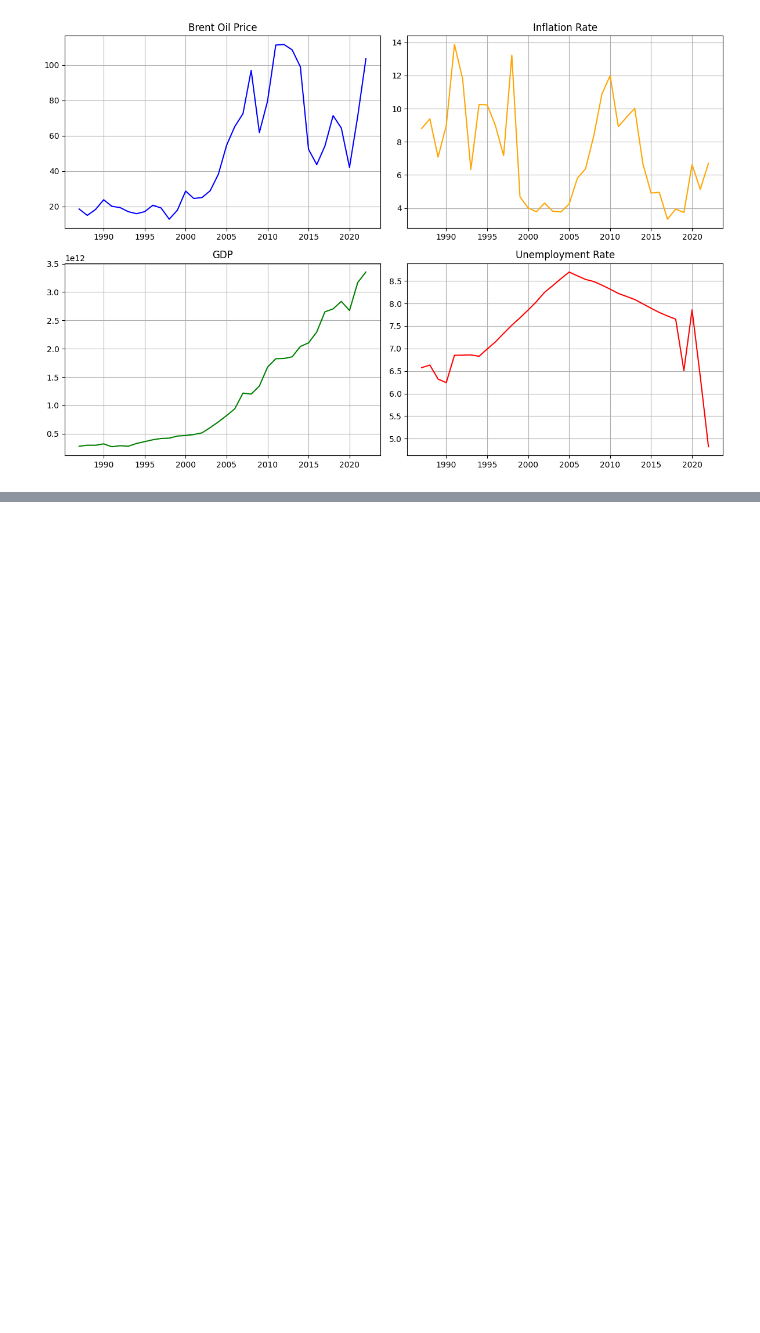
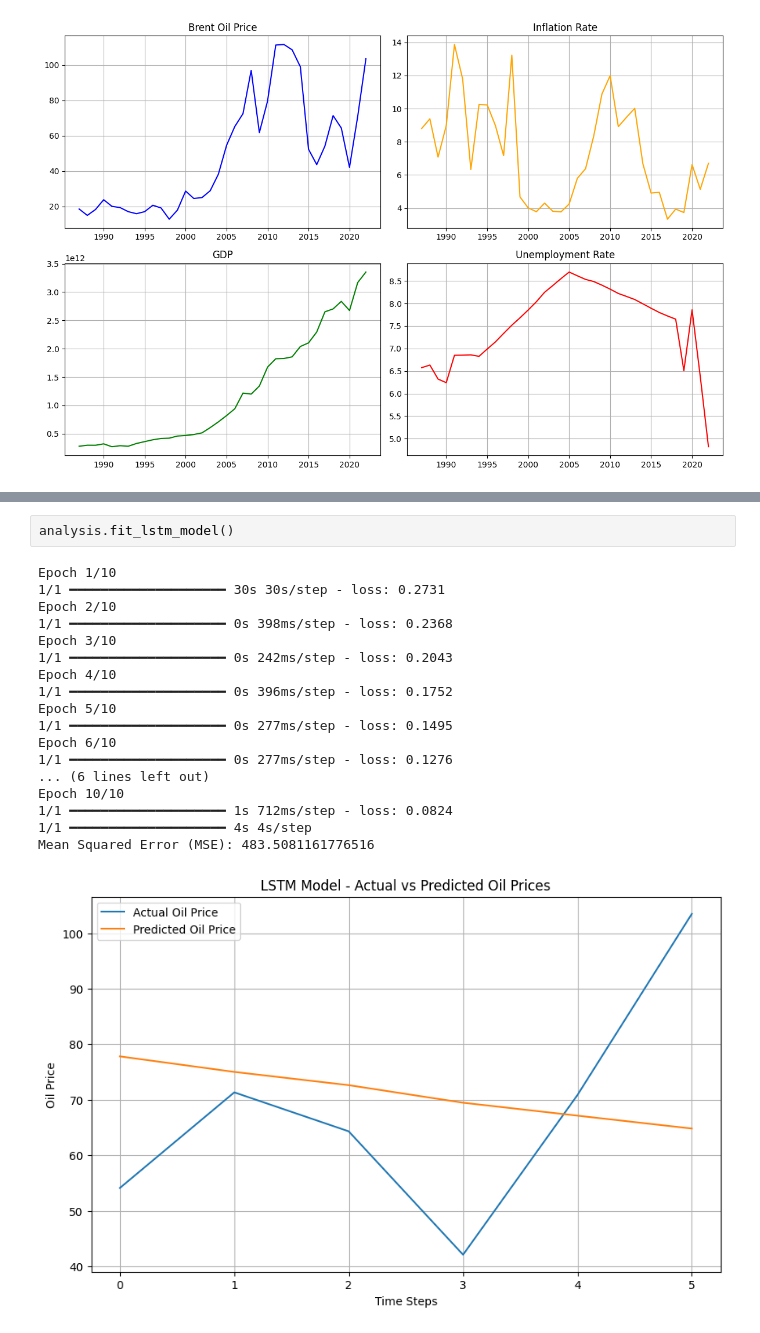
Before and after one commit to Endekalu777/OilMarketInsights, a Jupyter notebook: notebooks/India_analysis.ipynb, the cells around one changed output, grey strips where cells are left out. Saved outputs shown, nothing was run; the diff lists cells and outputs as text; blank space fills up the shorter version.

```diff
--- a/notebooks/India_analysis.ipynb
+++ b/notebooks/India_analysis.ipynb
@@ -58,3 +58,24 @@ Covariance Type:               approx
 
 Warnings:
 [1] Covariance matrix calculated using numerical (complex-step) differentiation.
+# %%
+analysis.fit_lstm_model()
+# %% [output]
+Epoch 1/10
+1/1 ━━━━━━━━━━━━━━━━━━━━ 30s 30s/step - loss: 0.2731
+Epoch 2/10
+1/1 ━━━━━━━━━━━━━━━━━━━━ 0s 398ms/step - loss: 0.2368
+Epoch 3/10
+1/1 ━━━━━━━━━━━━━━━━━━━━ 0s 242ms/step - loss: 0.2043
+Epoch 4/10
+1/1 ━━━━━━━━━━━━━━━━━━━━ 0s 396ms/step - loss: 0.1752
+Epoch 5/10
+1/1 ━━━━━━━━━━━━━━━━━━━━ 0s 277ms/step - loss: 0.1495
+Epoch 6/10
+1/1 ━━━━━━━━━━━━━━━━━━━━ 0s 277ms/step - loss: 0.1276
+... (6 lines left out)
+Epoch 10/10
+1/1 ━━━━━━━━━━━━━━━━━━━━ 1s 712ms/step - loss: 0.0824
+1/1 ━━━━━━━━━━━━━━━━━━━━ 4s 4s/step
+Mean Squared Error (MSE): 483.5081161776516
+[figure, added]
```
Also changed, not shown: parts of 2 cells of this notebook, 4 other files.
